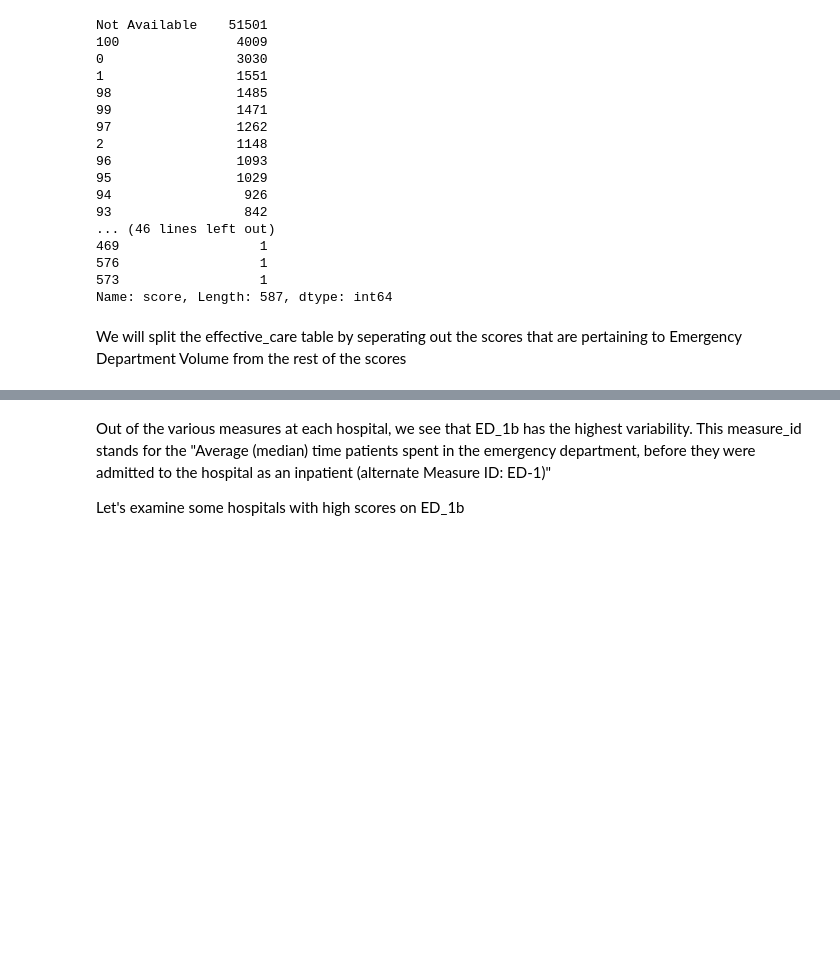
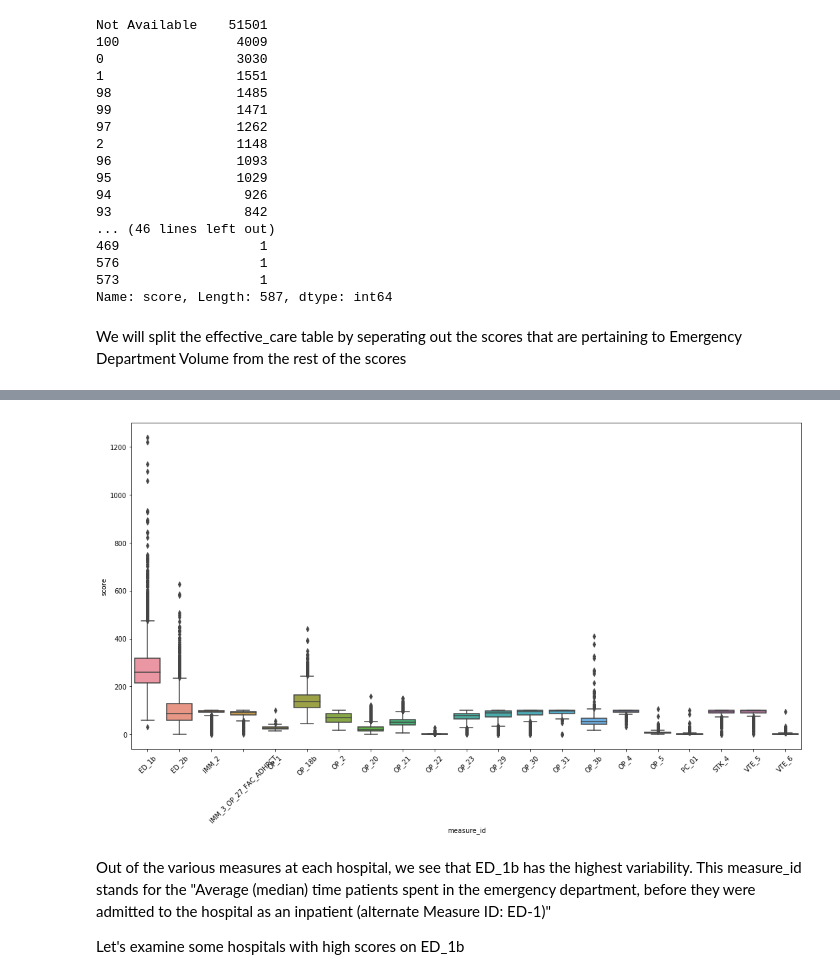
Before and after one commit to hxu23/w205_2017_fall, a Jupyter notebook: exercise_1/notebooks/exploratory_data_analysis.ipynb, the cells around one changed output, grey strips where cells are left out. Drawn from its saved outputs; the diff is of its cells as text; code cells hidden in the pictures; blank space fills up the shorter version.

```diff
--- a/exercise_1/notebooks/exploratory_data_analysis.ipynb
+++ b/exercise_1/notebooks/exploratory_data_analysis.ipynb
@@ -347,7 +347,6 @@ We will split the effective_care table by seperating out the scores that are per
 # %%
 effective_care_regular = effective_care[effective_care['measure_id']!='EDV']
 effective_care_vol = effective_care[effective_care['measure_id'] =='EDV']
-# %%
-effective_care_regular = effective_care_regular.set_index(['provider_id', 'hospital_name', 'measure_id', 'measure_name'])
 # %%
-effective_care_regular.loc[:, 'score'] = pd.to_numeric(effective_care_regular.loc[:, 'score'].replace('Not Available', np.nan))
+effective_care_regular.loc[:, 'score'] = pd.to_numeric(effective_care_regular.loc[:, 'score']
+                                                       .replace('Not Available', np.nan))
@@ -354,6 +362,8 @@ effective_care_regular.loc[:, 'score'] = pd.to_numeric(effective_care_regular.lo
 # %%
-plt.figure(figsize=(16, 8))
 sb.boxplot(x = effective_care_regular['measure_id'], y = effective_care_regular['score'])
+plt.xticks(rotation=45);
+# %% [output]
+[figure, added]
 # %% [markdown]
 Out of the various measures at each hospital, we see that ED_1b has the highest variability. This measure_id stands for the "Average (median) time patients spent in the emergency department, before they were admitted to the hospital as an inpatient (alternate Measure ID: ED-1)"
 
```
Also changed, not shown: parts of 12 cells of this notebook.
